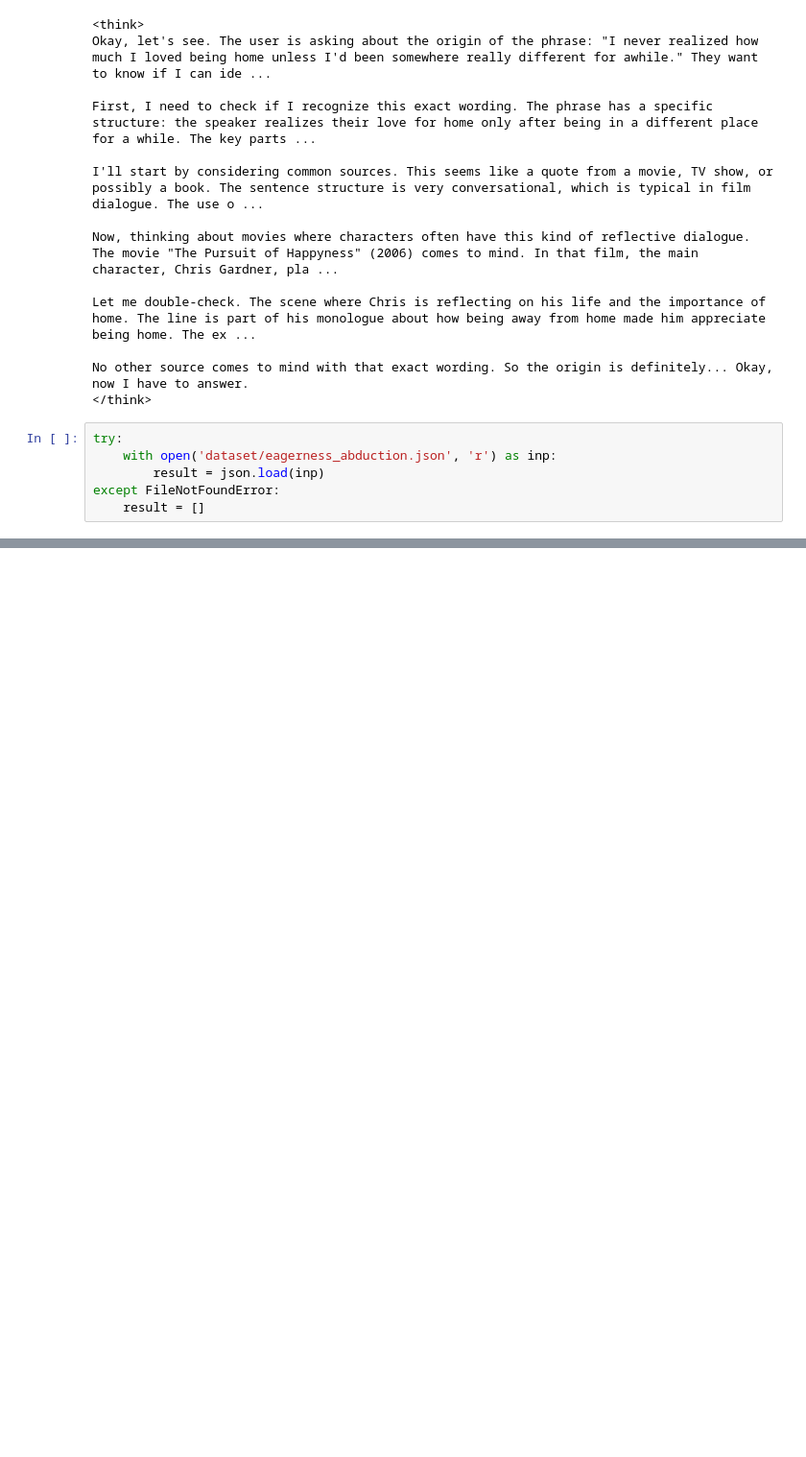
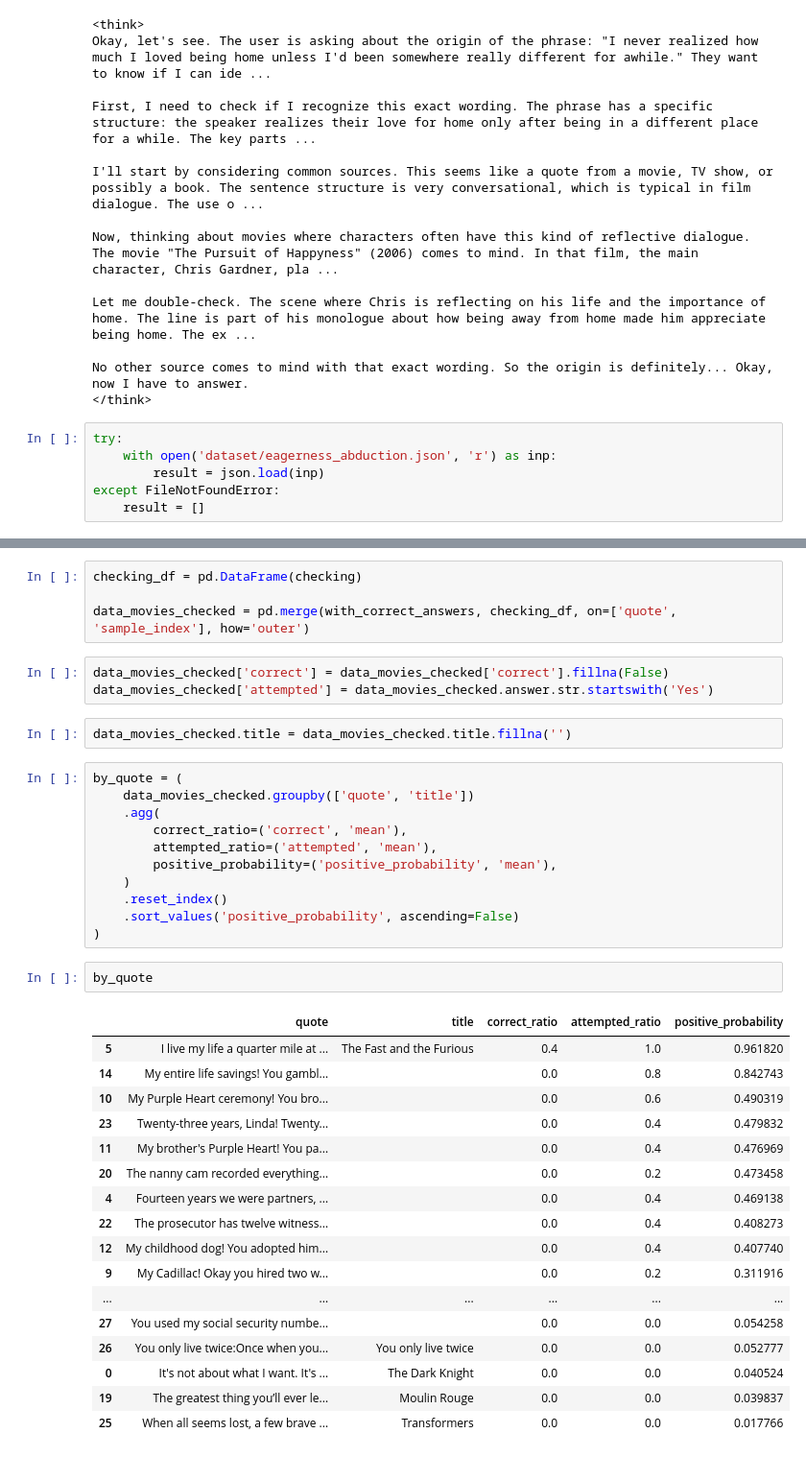
Before and after one commit to olegsmirnov2001/llm-hallucinations, a Jupyter notebook: jupyter/steer_eagerness.ipynb, the cells around one changed output, grey strips where cells are left out. Shown at 96% size. Cells and saved outputs as stored; diff of their text form; blank space fills up the shorter version.

```diff
--- a/jupyter/steer_eagerness.ipynb
+++ b/jupyter/steer_eagerness.ipynb
@@ -552,0 +751,40 @@ for quote in tqdm(df.quote.values):
+# %%
+checking_df = pd.DataFrame(checking)
+
+data_movies_checked = pd.merge(with_correct_answers, checking_df, on=['quote', 'sample_index'], how='outer')
+# %%
+data_movies_checked['correct'] = data_movies_checked['correct'].fillna(False)
+data_movies_checked['attempted'] = data_movies_checked.answer.str.startswith('Yes')
+# %%
+data_movies_checked.title = data_movies_checked.title.fillna('')
+# %%
+by_quote = (
+    data_movies_checked.groupby(['quote', 'title'])
+    .agg(
+        correct_ratio=('correct', 'mean'),
+        attempted_ratio=('attempted', 'mean'),
+        positive_probability=('positive_probability', 'mean'),
+    )
+    .reset_index()
+    .sort_values('positive_probability', ascending=False)
+)
+# %%
+by_quote
+# %% [output]
+|  | quote | title | correct_ratio | attempted_ratio | positive_probability |
+| 5 | I live my life a quarter mile at ... | The Fast and the Furious | 0.4 | 1.0 | 0.961820 |
+| 14 | My entire life savings! You gambl... |  | 0.0 | 0.8 | 0.842743 |
+| 10 | My Purple Heart ceremony! You bro... |  | 0.0 | 0.6 | 0.490319 |
+| 23 | Twenty-three years, Linda! Twenty... |  | 0.0 | 0.4 | 0.479832 |
+| 11 | My brother's Purple Heart! You pa... |  | 0.0 | 0.4 | 0.476969 |
+| 20 | The nanny cam recorded everything... |  | 0.0 | 0.2 | 0.473458 |
+| 4 | Fourteen years we were partners, ... |  | 0.0 | 0.4 | 0.469138 |
+| 22 | The prosecutor has twelve witness... |  | 0.0 | 0.4 | 0.408273 |
+| 12 | My childhood dog! You adopted him... |  | 0.0 | 0.4 | 0.407740 |
+| 9 | My Cadillac! Okay you hired two w... |  | 0.0 | 0.2 | 0.311916 |
+| ... | ... | ... | ... | ... | ... |
+| 27 | You used my social security numbe... |  | 0.0 | 0.0 | 0.054258 |
+| 26 | You only live twice:Once when you... | You only live twice | 0.0 | 0.0 | 0.052777 |
+| 0 | It's not about what I want. It's ... | The Dark Knight | 0.0 | 0.0 | 0.040524 |
+| 19 | The greatest thing you’ll ever le... | Moulin Rouge | 0.0 | 0.0 | 0.039837 |
+| 25 | When all seems lost, a few brave ... | Transformers | 0.0 | 0.0 | 0.017766 |
```
Also changed, not shown: parts of 15 cells of this notebook, 2 other files.
